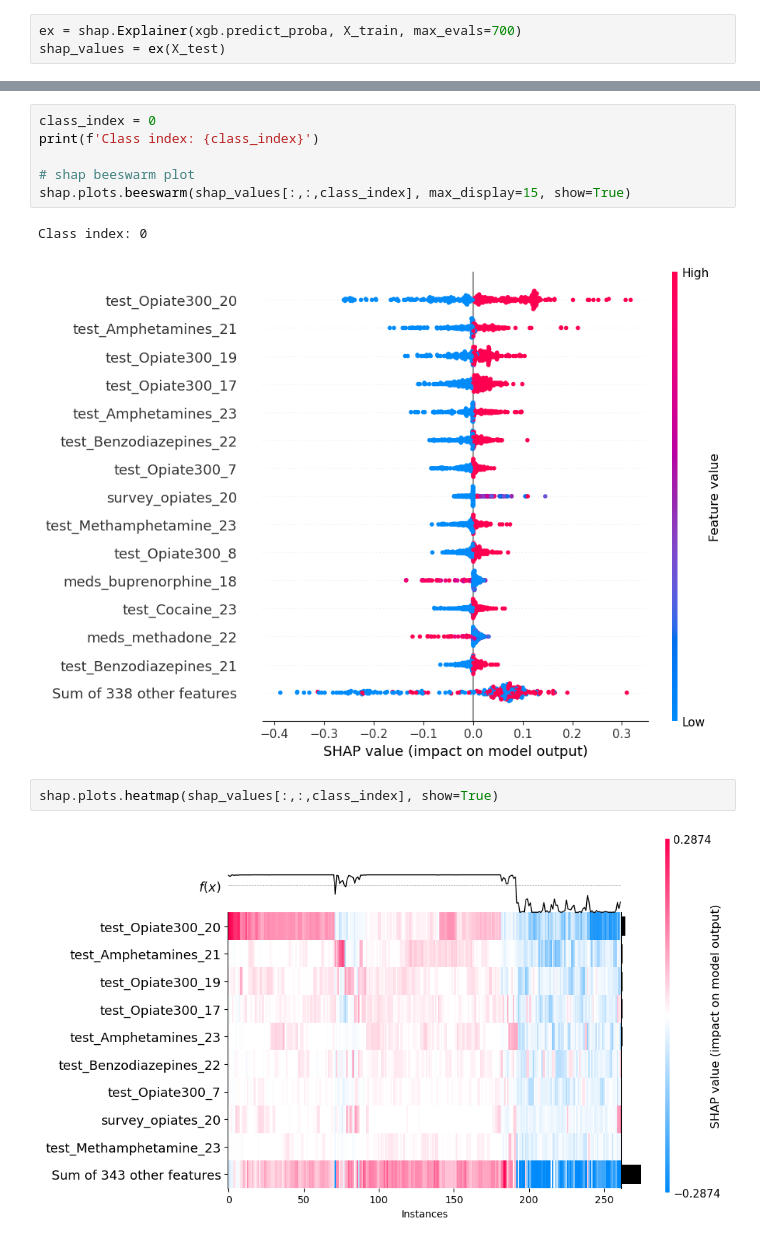
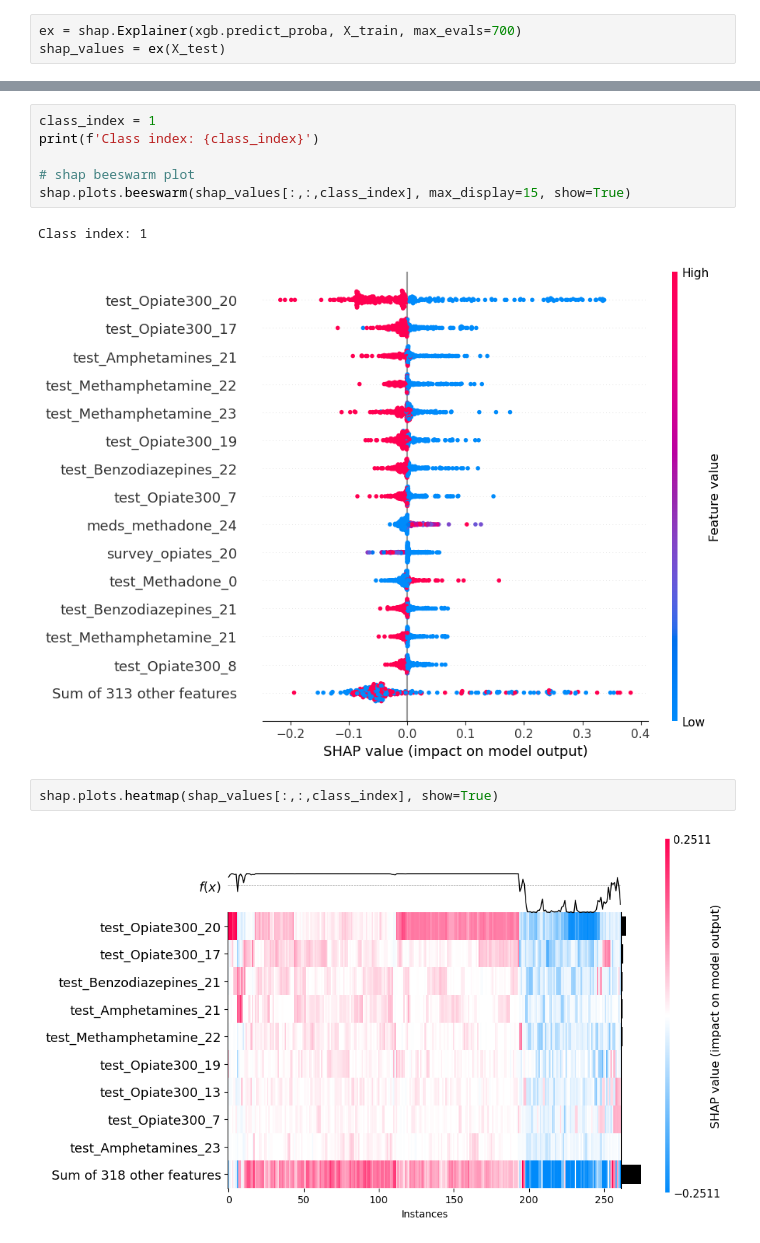
Before and after one commit to DanHerman212/oud_treatment_outcome, a Jupyter notebook: notebooks/3_xgboost_classifier.ipynb, the cells around one changed output, grey strips where cells are left out. Cells and saved outputs as stored; diff of their text form.

```diff
--- a/notebooks/3_xgboost_classifier.ipynb
+++ b/notebooks/3_xgboost_classifier.ipynb
@@ -345,13 +345,13 @@ Data index: 73
 # %%
-class_index = 0
+class_index = 1
 print(f'Class index: {class_index}')
 
 # shap beeswarm plot
 shap.plots.beeswarm(shap_values[:,:,class_index], max_display=15, show=True)
 # %% [output]
-Class index: 0
+Class index: 1
-[figure, old version]
+[figure, new version]
 # %%
 shap.plots.heatmap(shap_values[:,:,class_index], show=True)
 # %% [output]
-[figure, old version]
+[figure, new version]
```
Also changed, not shown: parts of 16 cells of this notebook, 6 other files.
